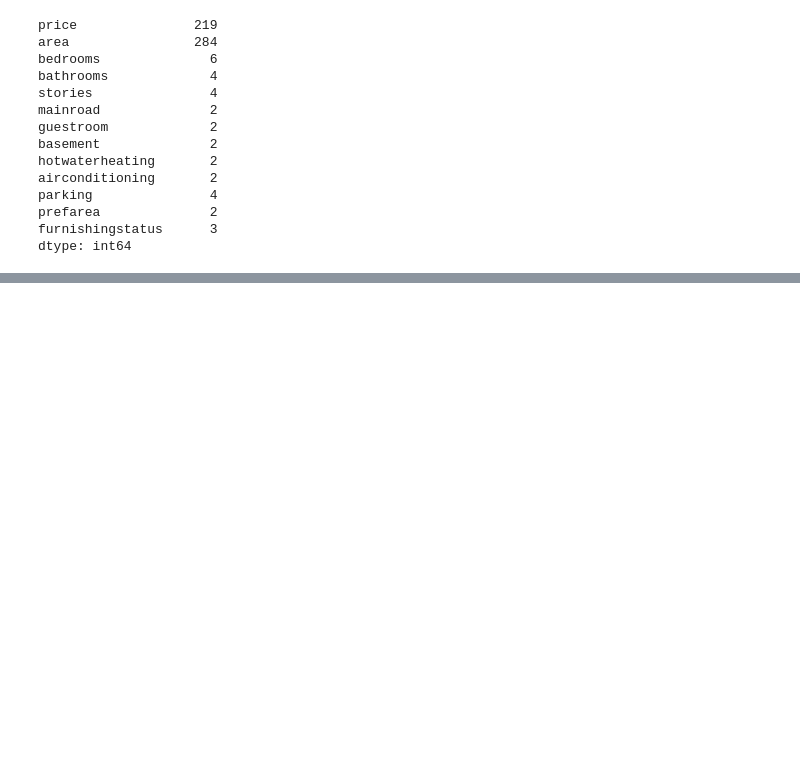
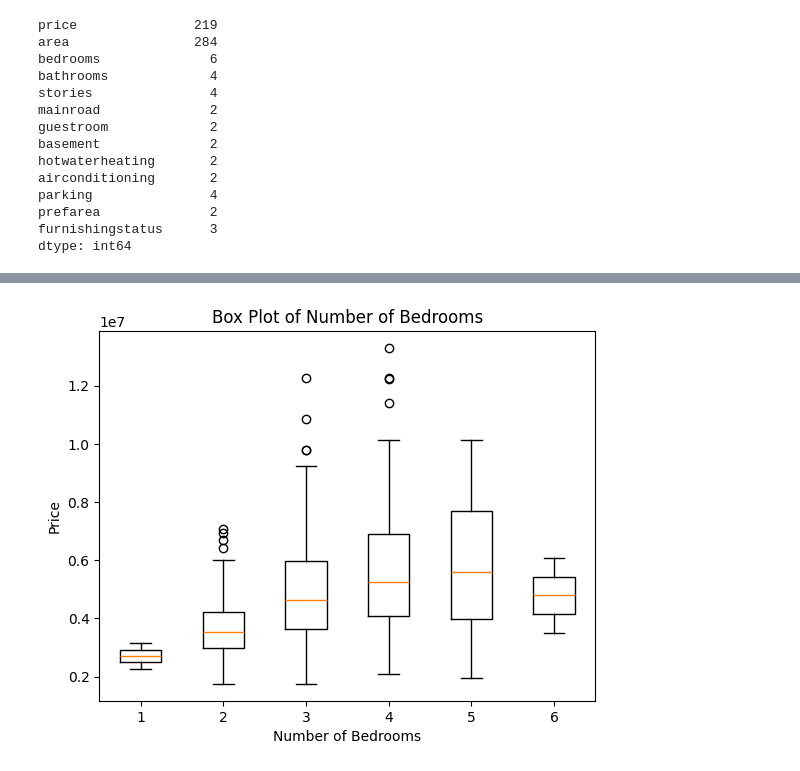
Before and after one commit to JherrerasPY/Project-001_House-Price-Prediction_Easy, a Jupyter notebook: house-price.ipynb, the cells around one changed output, grey strips where cells are left out. Cells and saved outputs as stored; diff of their text form; code cells hidden in the pictures; blank space fills up the shorter version.

```diff
--- a/house-price.ipynb
+++ b/house-price.ipynb
@@ -130,0 +205,14 @@ dtype: int64
+# %%
+tmp = df[["bedrooms", "price"]].dropna()
+
+groups = tmp.groupby("bedrooms")["price"]
+labels = sorted(groups.groups.keys())
+data = [groups.get_group(b).to_numpy() for b in labels]
+
+plt.boxplot(data, labels=labels, showfliers=True)
+plt.xlabel('Number of Bedrooms')
+plt.ylabel('Price')
+plt.title('Box Plot of Number of Bedrooms')
+plt.show()
+# %% [output]
+[figure, added]
```
Also changed, not shown: parts of 9 cells of this notebook.
